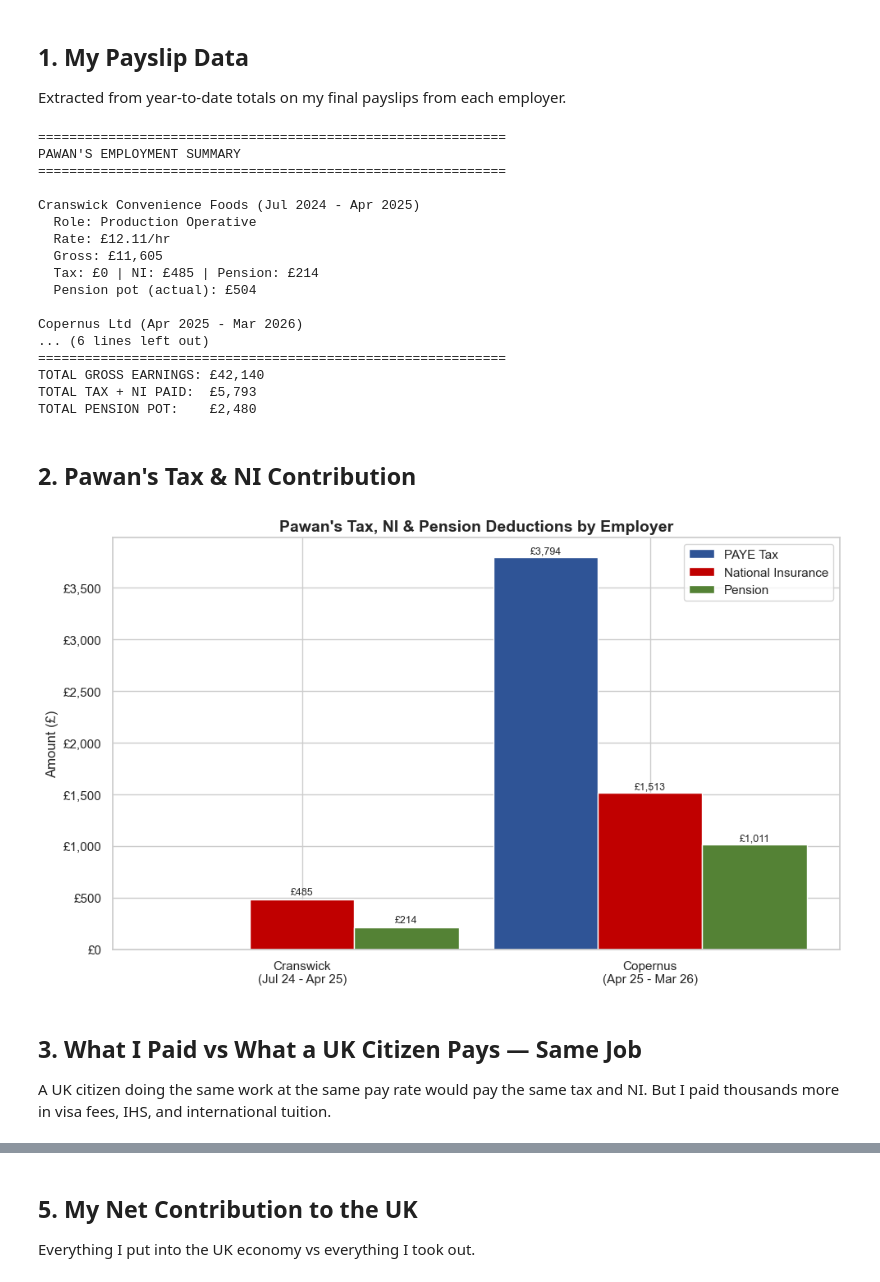
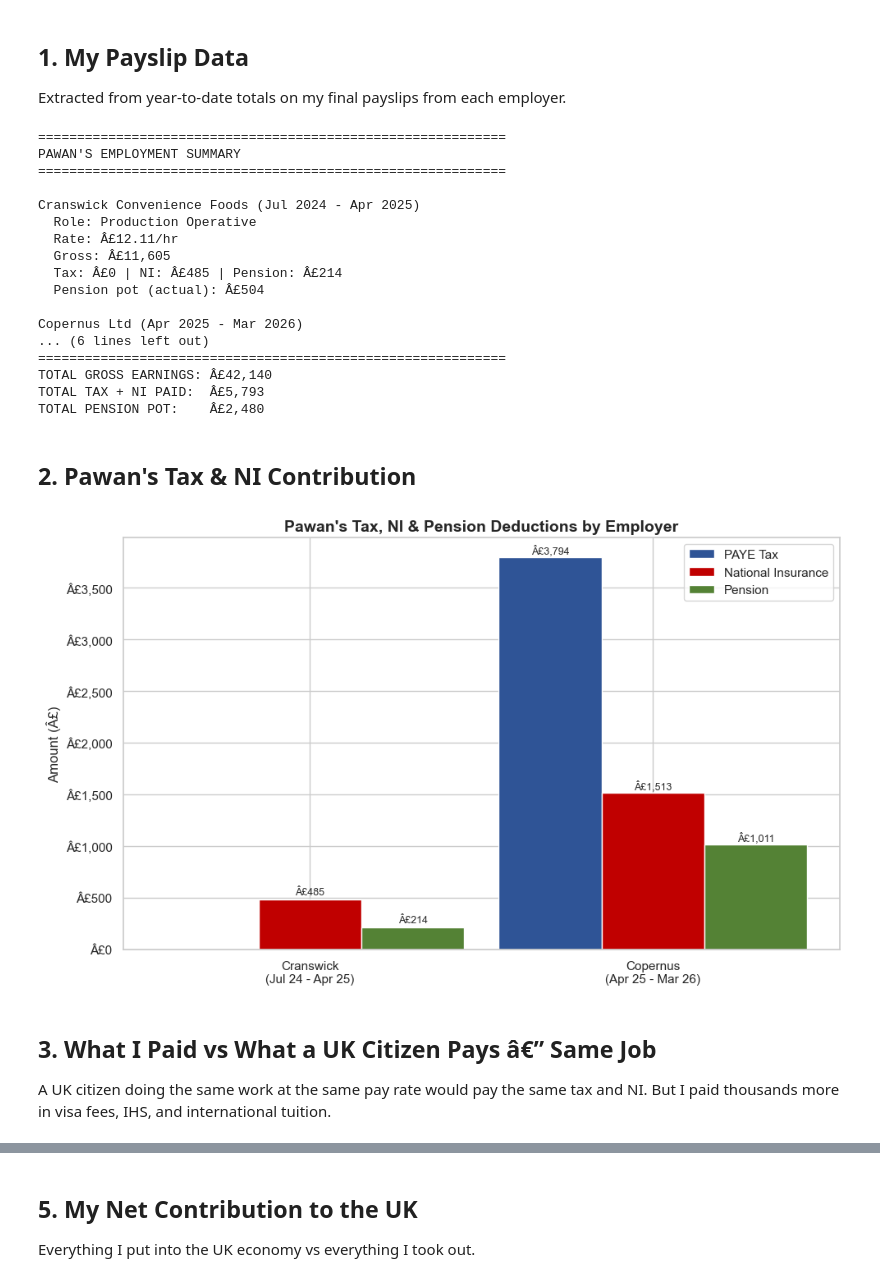
Before and after one commit to Pawansingh3889/uk-immigration-tax-fairness, a Jupyter notebook: PSW_Tax_Contribution_Analysis.ipynb, the cells around one changed output, grey strips where cells are left out. Cells and saved outputs as stored; diff of their text form; code cells hidden in the pictures.

```diff
--- a/PSW_Tax_Contribution_Analysis.ipynb
+++ b/PSW_Tax_Contribution_Analysis.ipynb
@@ -50,7 +50,7 @@ print("=" * 60)
 for _, row in employment.iterrows():
     print(f"\n{row['Employer']} ({row['Period']})")
     print(f"  Role: {row['Role']}")
-    print(f"  Rate: £{row['Hourly_Rate']}/hr")
+    print(f"  Rate: Â£{row['Hourly_Rate']}/hr")
     print(f"  Gross: {GBP(row['Gross_Earnings'])}")
     print(f"  Tax: {GBP(row['PAYE_Tax'])} | NI: {GBP(row['Employee_NI'])} | Pension: {GBP(row['Employee_Pension'])}")
     print(f"  Pension pot (actual): {GBP(row['Pension_Pot_Actual'])}")
@@ -66,48 +66,48 @@ PAWAN'S EMPLOYMENT SUMMARY
 
 Cranswick Convenience Foods (Jul 2024 - Apr 2025)
   Role: Production Operative
-  Rate: £12.11/hr
-  Gross: £11,605
-  Tax: £0 | NI: £485 | Pension: £214
-  Pension pot (actual): £504
+  Rate: Â£12.11/hr
+  Gross: Â£11,605
+  Tax: Â£0 | NI: Â£485 | Pension: Â£214
+  Pension pot (actual): Â£504
 
 Copernus Ltd (Apr 2025 - Mar 2026)
 ... (6 lines left out)
 ============================================================
-TOTAL GROSS EARNINGS: £42,140
-TOTAL TAX + NI PAID:  £5,793
-TOTAL PENSION POT:    £2,480
+TOTAL GROSS EARNINGS: Â£42,140
+TOTAL TAX + NI PAID:  Â£5,793
+TOTAL PENSION POT:    Â£2,480
 # %% [markdown]
 ## 2. Pawan's Tax & NI Contribution
 # %%
 fig, ax = plt.subplots(figsize=(10, 6))
 x = range(len(employment))
 width = 0.3
 
 bars1 = ax.bar([i - width for i in x], employment['PAYE_Tax'], width, label='PAYE Tax', color='#2F5496')
 bars2 = ax.bar(x, employment['Employee_NI'], width, label='National Insurance', color='#C00000')
 bars3 = ax.bar([i + width for i in x], employment['Employee_Pension'], width, label='Pension', color='#548235')
 
 ax.set_xticks(x)
 ax.set_xticklabels(['Cranswick\n(Jul 24 - Apr 25)', 'Copernus\n(Apr 25 - Mar 26)'])
-ax.set_ylabel('Amount (£)')
+ax.set_ylabel('Amount (Â£)')
 ax.set_title("Pawan's Tax, NI & Pension Deductions by Employer", fontsize=14, fontweight='bold')
 ax.legend()
-ax.yaxis.set_major_formatter(mticker.StrMethodFormatter('£{x:,.0f}'))
+ax.yaxis.set_major_formatter(mticker.StrMethodFormatter('Â£{x:,.0f}'))
 
 for bars in [bars1, bars2, bars3]:
     for bar in bars:
         h = bar.get_height()
         if h > 0:
-            ax.text(bar.get_x() + bar.get_width()/2., h + 20, f'£{h:,.0f}', ha='center', va='bottom', fontsize=9)
+            ax.text(bar.get_x() + bar.get_width()/2., h + 20, f'Â£{h:,.0f}', ha='center', va='bottom', fontsize=9)
 
 plt.tight_layout()
 plt.savefig('charts/01_tax_ni_by_employer.png', dpi=150, bbox_inches='tight')
 plt.show()
 # %% [output]
-[figure, old version]
+[figure, new version]
 # %% [markdown]
-## 3. What I Paid vs What a UK Citizen Pays — Same Job
+## 3. What I Paid vs What a UK Citizen Pays â€” Same Job
 
 A UK citizen doing the same work at the same pay rate would pay the same tax and NI. But I paid thousands more in visa fees, IHS, and international tuition.
 # %%
```
Also changed, not shown: parts of 9 cells of this notebook, 7 other files.
